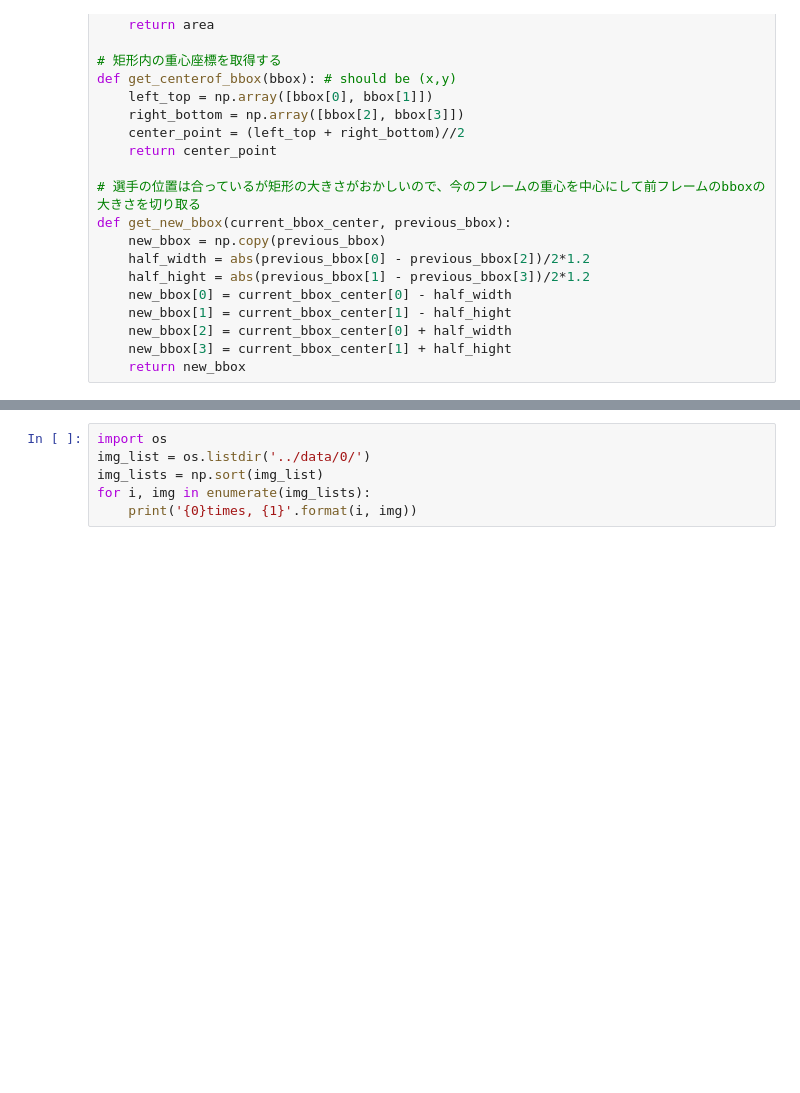
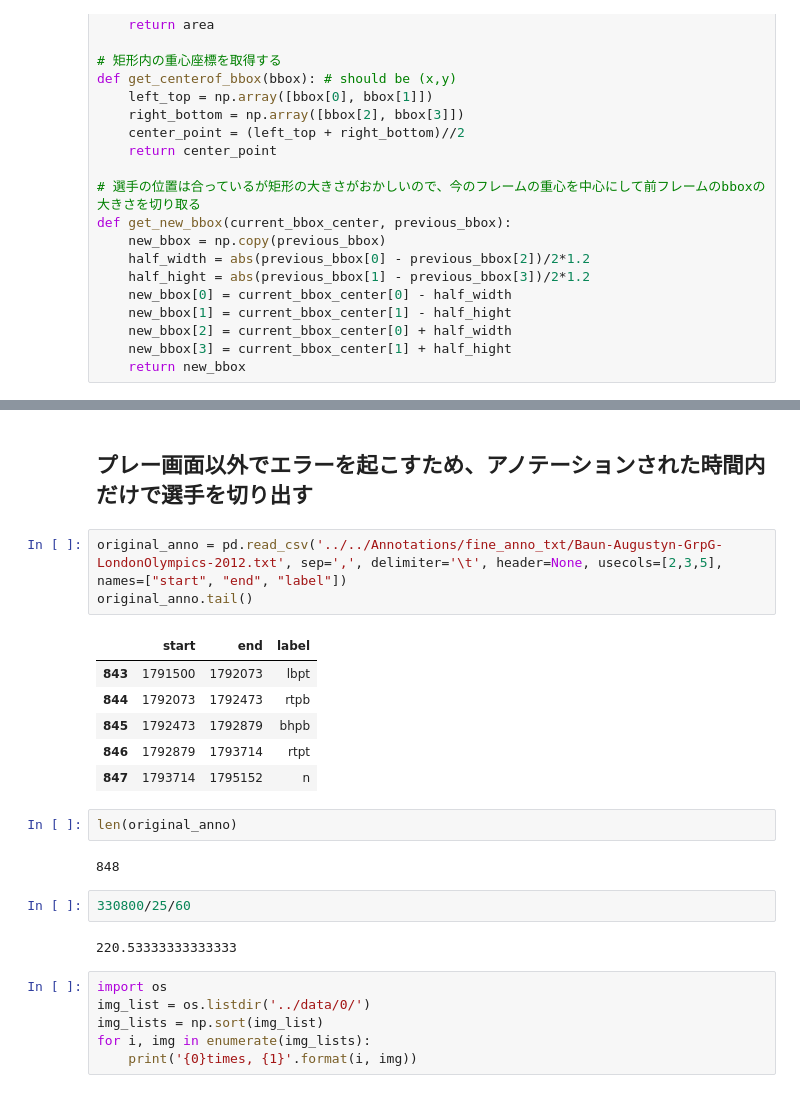
Before and after one commit to dychi/Chainer_Realtime_Multi-Person_Pose_Estimation, a Jupyter notebook: ipynb/crop_person.ipynb, the cells around one changed output, grey strips where cells are left out. Cells and saved outputs as stored; diff of their text form; blank space fills up the shorter version.

```diff
--- a/ipynb/crop_person.ipynb
+++ b/ipynb/crop_person.ipynb
@@ -235,3 +240,23 @@ ValueError: could not broadcast input array from shape (0,192,3) into shape (343
+# %% [markdown]
+## プレー画面以外でエラーを起こすため、アノテーションされた時間内だけで選手を切り出す
+# %%
+original_anno = pd.read_csv('../../Annotations/fine_anno_txt/Baun-Augustyn-GrpG-LondonOlympics-2012.txt', sep=',', delimiter='\t', header=None, usecols=[2,3,5], names=["start", "end", "label"])
+original_anno.tail()
+# %% [output]
+|  | start | end | label |
+| 843 | 1791500 | 1792073 | lbpt |
+| 844 | 1792073 | 1792473 | rtpb |
+| 845 | 1792473 | 1792879 | bhpb |
+| 846 | 1792879 | 1793714 | rtpt |
+| 847 | 1793714 | 1795152 | n |
+# %%
+len(original_anno)
+# %% [output]
+848
+# %%
+330800/25/60
+# %% [output]
+220.53333333333333
 # %%
 import os
 img_list = os.listdir('../data/0/')
```
Also changed, not shown: parts of 5 cells of this notebook, 4 other files.
